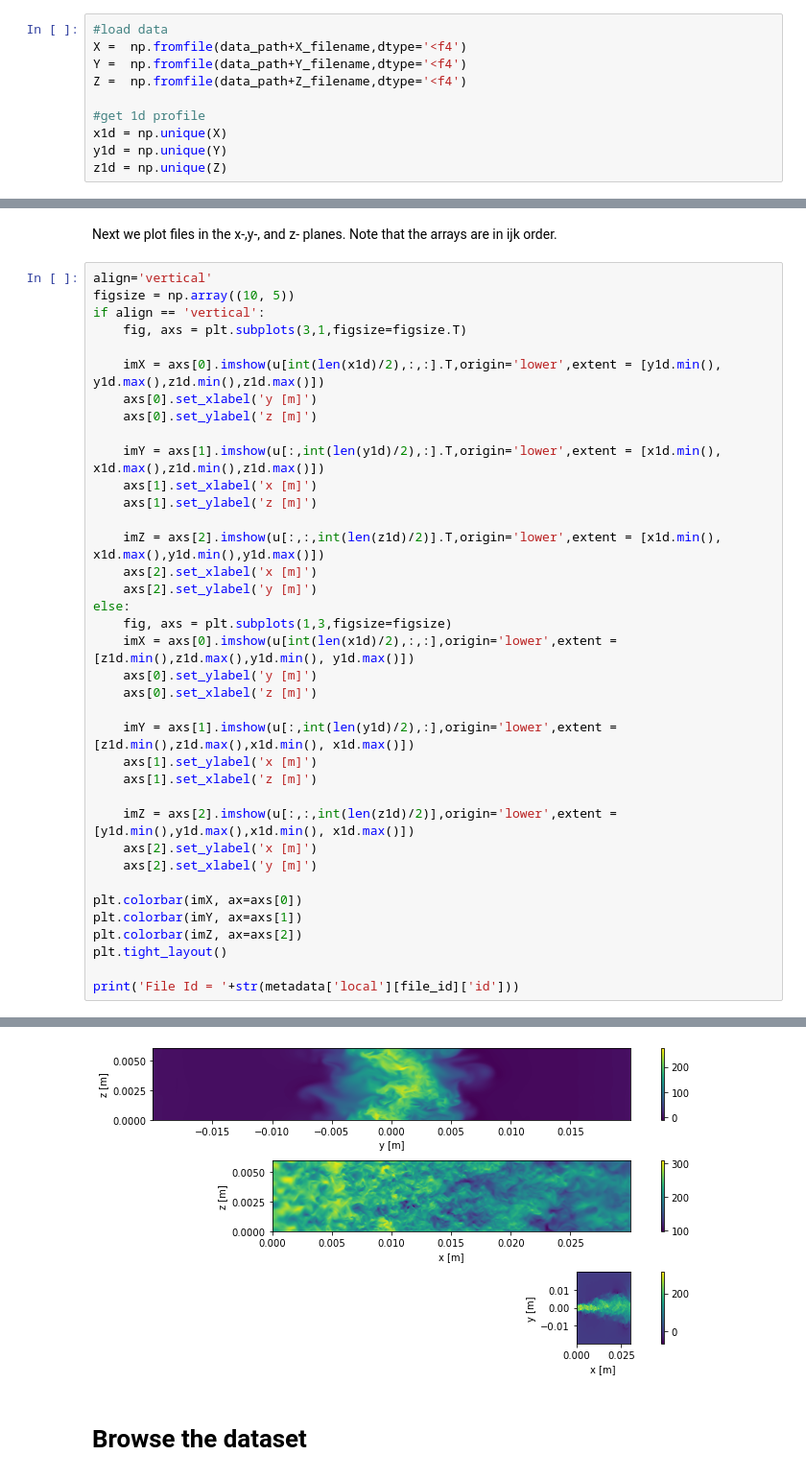
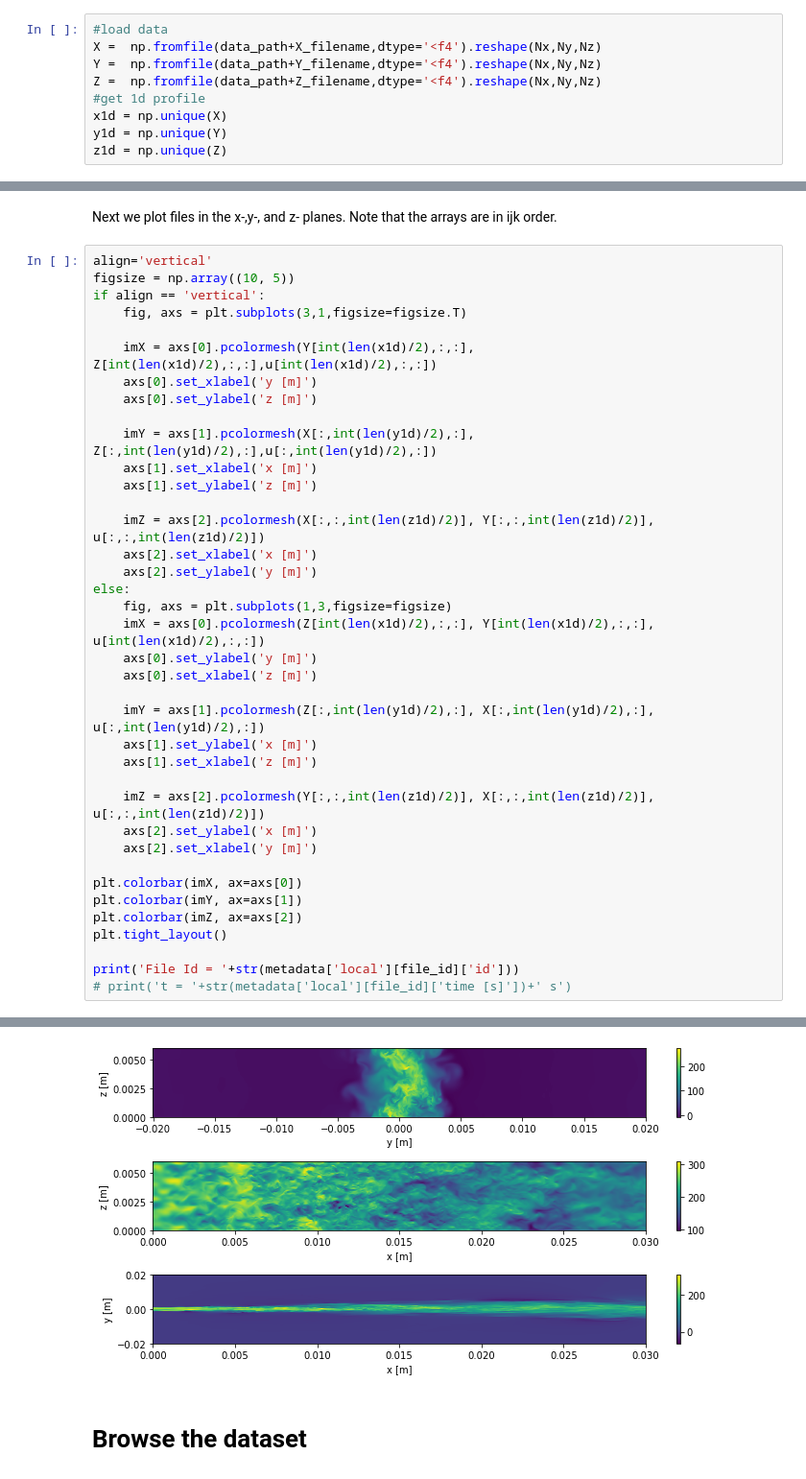
Before and after one commit to blastnet/kaggle_tutorials, a Jupyter notebook: liftedh2full-browsedata.ipynb, the cells around one changed output, grey strips where cells are left out. Shown at 96% size. Saved outputs shown, nothing was run; the diff lists cells and outputs as text.

```diff
--- a/liftedh2full-browsedata.ipynb
+++ b/liftedh2full-browsedata.ipynb
@@ -107,10 +107,9 @@ print(Z_filename)
 Now lets load the 3D grid data and obtain their 1D profiles
 # %%
 #load data
-X =  np.fromfile(data_path+X_filename,dtype='<f4')
-Y =  np.fromfile(data_path+Y_filename,dtype='<f4')
-Z =  np.fromfile(data_path+Z_filename,dtype='<f4')
-
+X =  np.fromfile(data_path+X_filename,dtype='<f4').reshape(Nx,Ny,Nz)
+Y =  np.fromfile(data_path+Y_filename,dtype='<f4').reshape(Nx,Ny,Nz)
+Z =  np.fromfile(data_path+Z_filename,dtype='<f4').reshape(Nx,Ny,Nz)
 #get 1d profile
 x1d = np.unique(X)
 y1d = np.unique(Y)
@@ -170,40 +166,41 @@ figsize = np.array((10, 5))
 if align == 'vertical':
     fig, axs = plt.subplots(3,1,figsize=figsize.T)
 
-    imX = axs[0].imshow(u[int(len(x1d)/2),:,:].T,origin='lower',extent = [y1d.min(), y1d.max(),z1d.min(),z1d.max()])
+    imX = axs[0].pcolormesh(Y[int(len(x1d)/2),:,:], Z[int(len(x1d)/2),:,:],u[int(len(x1d)/2),:,:])
     axs[0].set_xlabel('y [m]')
     axs[0].set_ylabel('z [m]')
 
-    imY = axs[1].imshow(u[:,int(len(y1d)/2),:].T,origin='lower',extent = [x1d.min(), x1d.max(),z1d.min(),z1d.max()])
+    imY = axs[1].pcolormesh(X[:,int(len(y1d)/2),:], Z[:,int(len(y1d)/2),:],u[:,int(len(y1d)/2),:])
     axs[1].set_xlabel('x [m]')
     axs[1].set_ylabel('z [m]')
 
-    imZ = axs[2].imshow(u[:,:,int(len(z1d)/2)].T,origin='lower',extent = [x1d.min(), x1d.max(),y1d.min(),y1d.max()])
+    imZ = axs[2].pcolormesh(X[:,:,int(len(z1d)/2)], Y[:,:,int(len(z1d)/2)], u[:,:,int(len(z1d)/2)])
     axs[2].set_xlabel('x [m]')
     axs[2].set_ylabel('y [m]')
 else:
     fig, axs = plt.subplots(1,3,figsize=figsize)
-    imX = axs[0].imshow(u[int(len(x1d)/2),:,:],origin='lower',extent = [z1d.min(),z1d.max(),y1d.min(), y1d.max()])
+    imX = axs[0].pcolormesh(Z[int(len(x1d)/2),:,:], Y[int(len(x1d)/2),:,:], u[int(len(x1d)/2),:,:])
     axs[0].set_ylabel('y [m]')
     axs[0].set_xlabel('z [m]')
 
-    imY = axs[1].imshow(u[:,int(len(y1d)/2),:],origin='lower',extent = [z1d.min(),z1d.max(),x1d.min(), x1d.max()])
+    imY = axs[1].pcolormesh(Z[:,int(len(y1d)/2),:], X[:,int(len(y1d)/2),:], u[:,int(len(y1d)/2),:])
     axs[1].set_ylabel('x [m]')
     axs[1].set_xlabel('z [m]')
 
-    imZ = axs[2].imshow(u[:,:,int(len(z1d)/2)],origin='lower',extent = [y1d.min(),y1d.max(),x1d.min(), x1d.max()])
+    imZ = axs[2].pcolormesh(Y[:,:,int(len(z1d)/2)], X[:,:,int(len(z1d)/2)], u[:,:,int(len(z1d)/2)])
     axs[2].set_ylabel('x [m]')
     axs[2].set_xlabel('y [m]')
 
 plt.colorbar(imX, ax=axs[0])
 plt.colorbar(imY, ax=axs[1])
 plt.colorbar(imZ, ax=axs[2])
 plt.tight_layout()
 
 print('File Id = '+str(metadata['local'][file_id]['id']))
+# print('t = '+str(metadata['local'][file_id]['time [s]'])+' s')
 # %% [output]
 File Id = 0
-[figure, old version]
+[figure, new version]
 # %% [markdown]
 # Browse the dataset
 # %% [markdown]
```
Also changed, not shown: parts of 4 cells of this notebook.
